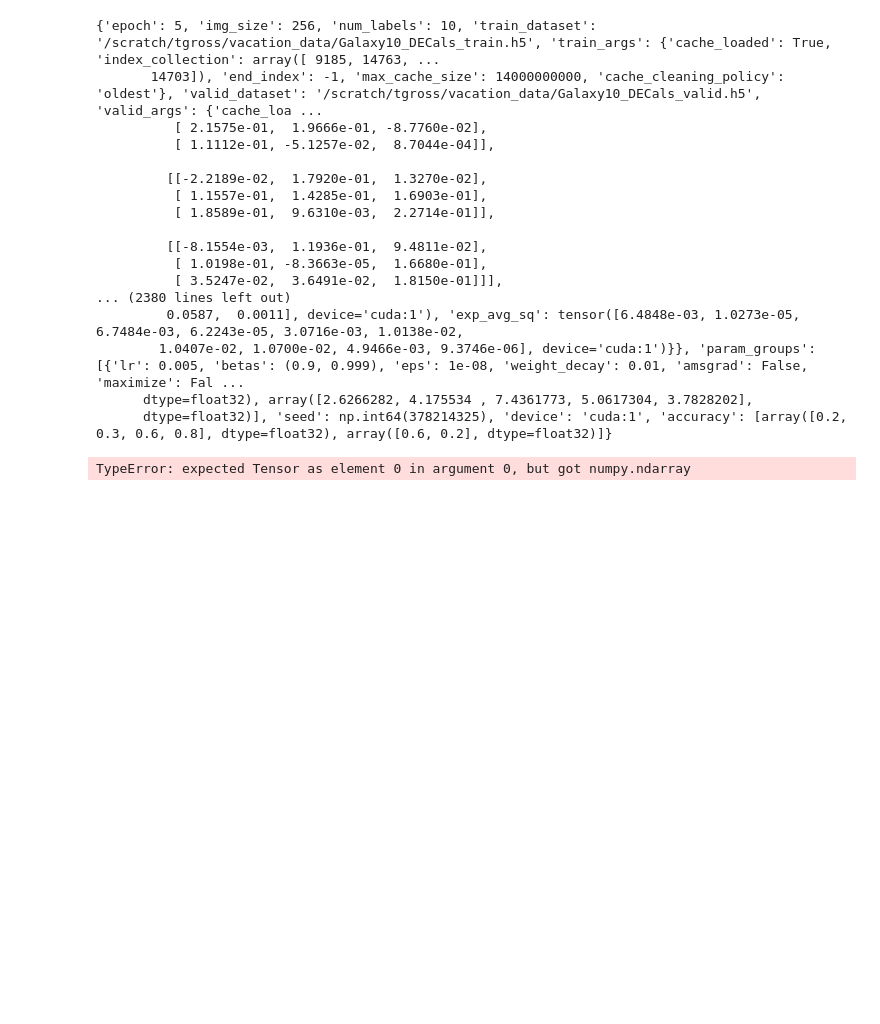
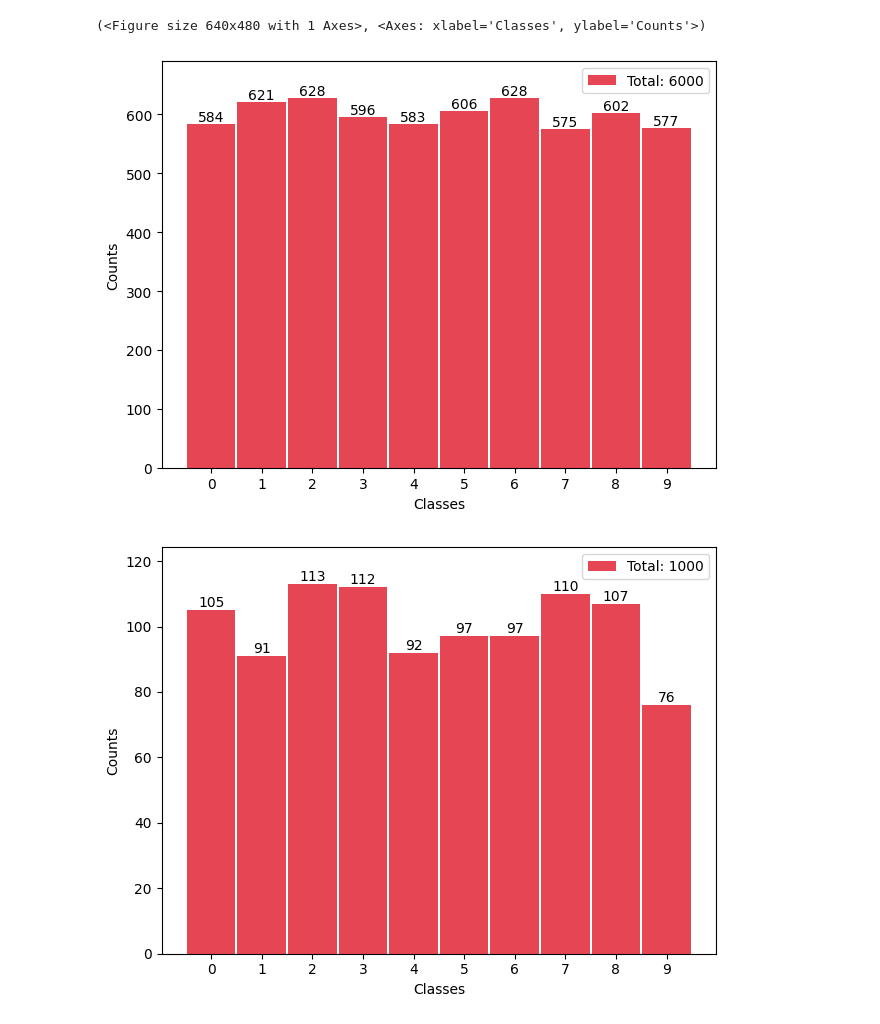
Before and after one commit to tgross03/vacation, a Jupyter notebook: vacation/notebooks/network_testing.ipynb, the cells around one changed output. Cells and saved outputs as stored; diff of their text form; code cells hidden in the pictures; blank space fills up the shorter version.

```diff
--- a/vacation/notebooks/network_testing.ipynb
+++ b/vacation/notebooks/network_testing.ipynb
@@ -8,9 +8,9 @@ rng = np.random.default_rng(1337)
 train_ds = GalaxyDataset(
     path="/scratch/tgross/vacation_data/Galaxy10_DECals_train.h5",
     device="cuda:1",
-    max_cache_size="14G",
+    max_cache_size="15G",
     cache_loaded=True,
-    # index_collection=rng.integers(0, 16813, 10),
+    index_collection=rng.integers(0, 16813, 6000),
 )
 # %%
 valid_ds = GalaxyDataset(
@@ -18,9 +18,14 @@ valid_ds = GalaxyDataset(
     device="cuda:1",
     max_cache_size="4G",
     cache_loaded=True,
-    # index_collection=rng.integers(0, 4204, 5),
+    index_collection=rng.integers(0, 4204, 1000),
 )
 # %%
-# valid_ds.plot_distribution()
+train_ds.plot_distribution()
+valid_ds.plot_distribution()
+# %% [output]
+(<Figure size 640x480 with 1 Axes>, <Axes: xlabel='Classes', ylabel='Counts'>)
+[figure, added]
+[figure, added]
 # %%
 model = VCNN(
@@ -43,27 +49,5 @@ model.save_state("./model1.pt")
 # %%
-model1 = VCNN.load("model1.pt", optimizer=torch.optim.AdamW, activation_func=torch.nn.PReLU, loss_func=torch.nn.CrossEntropyLoss, )
+model1 = VCNN.load("model2.pt", optimizer=torch.optim.AdamW, activation_func=torch.nn.PReLU, loss_func=torch.nn.CrossEntropyLoss, )
-# %% [output]
-{'epoch': 5, 'img_size': 256, 'num_labels': 10, 'train_dataset': '/scratch/tgross/vacation_data/Galaxy10_DECals_train.h5', 'train_args': {'cache_loaded': True, 'index_collection': array([ 9185, 14763, ...
-       14703]), 'end_index': -1, 'max_cache_size': 14000000000, 'cache_cleaning_policy': 'oldest'}, 'valid_dataset': '/scratch/tgross/vacation_data/Galaxy10_DECals_valid.h5', 'valid_args': {'cache_loa ...
-          [ 2.1575e-01,  1.9666e-01, -8.7760e-02],
-          [ 1.1112e-01, -5.1257e-02,  8.7044e-04]],
-
-         [[-2.2189e-02,  1.7920e-01,  1.3270e-02],
-          [ 1.1557e-01,  1.4285e-01,  1.6903e-01],
-          [ 1.8589e-01,  9.6310e-03,  2.2714e-01]],
-
-         [[-8.1554e-03,  1.1936e-01,  9.4811e-02],
-          [ 1.0198e-01, -8.3663e-05,  1.6680e-01],
-          [ 3.5247e-02,  3.6491e-02,  1.8150e-01]]],
-... (2380 lines left out)
-         0.0587,  0.0011], device='cuda:1'), 'exp_avg_sq': tensor([6.4848e-03, 1.0273e-05, 6.7484e-03, 6.2243e-05, 3.0716e-03, 1.0138e-02,
-        1.0407e-02, 1.0700e-02, 4.9466e-03, 9.3746e-06], device='cuda:1')}}, 'param_groups': [{'lr': 0.005, 'betas': (0.9, 0.999), 'eps': 1e-08, 'weight_decay': 0.01, 'amsgrad': False, 'maximize': Fal ...
-      dtype=float32), array([2.6266282, 4.175534 , 7.4361773, 5.0617304, 3.7828202],
-      dtype=float32)], 'seed': np.int64(378214325), 'device': 'cuda:1', 'accuracy': [array([0.2, 0.3, 0.6, 0.8], dtype=float32), array([0.6, 0.2], dtype=float32)]}
-# %%
-model1.train_epochs(1)
-# %% [output]
-TypeError: expected Tensor as element 0 in argument 0, but got numpy.ndarray
 # %%
 import matplotlib.pyplot as plt
 # %%
```
Also changed, not shown: parts of 5 cells of this notebook, 4 other files.
